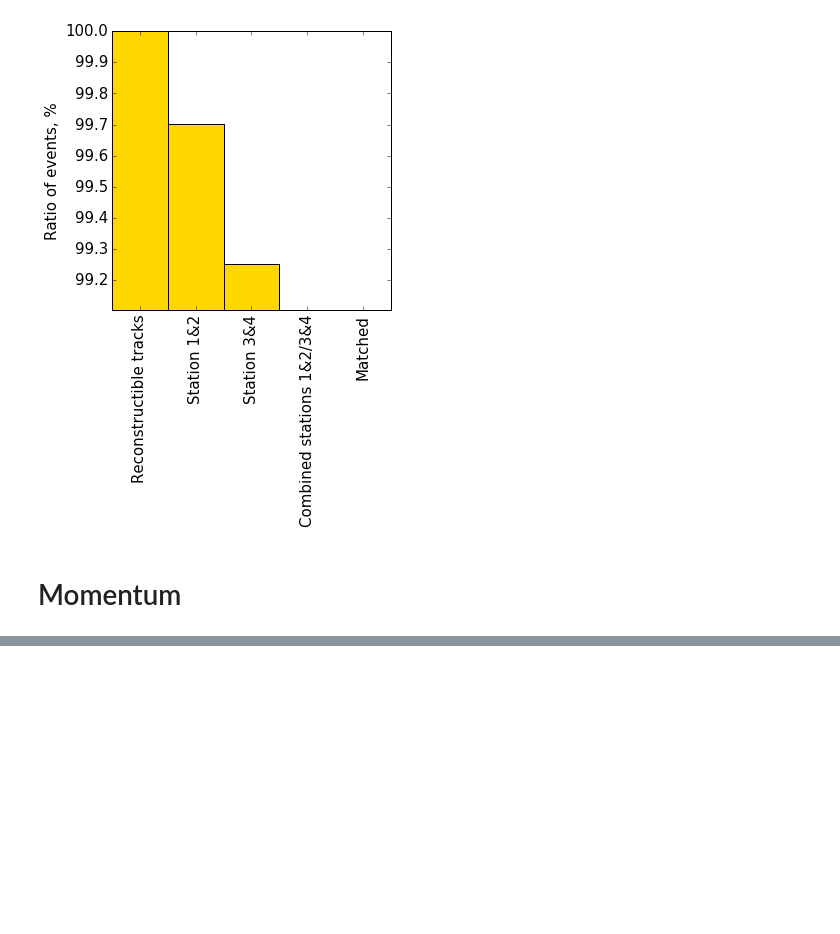
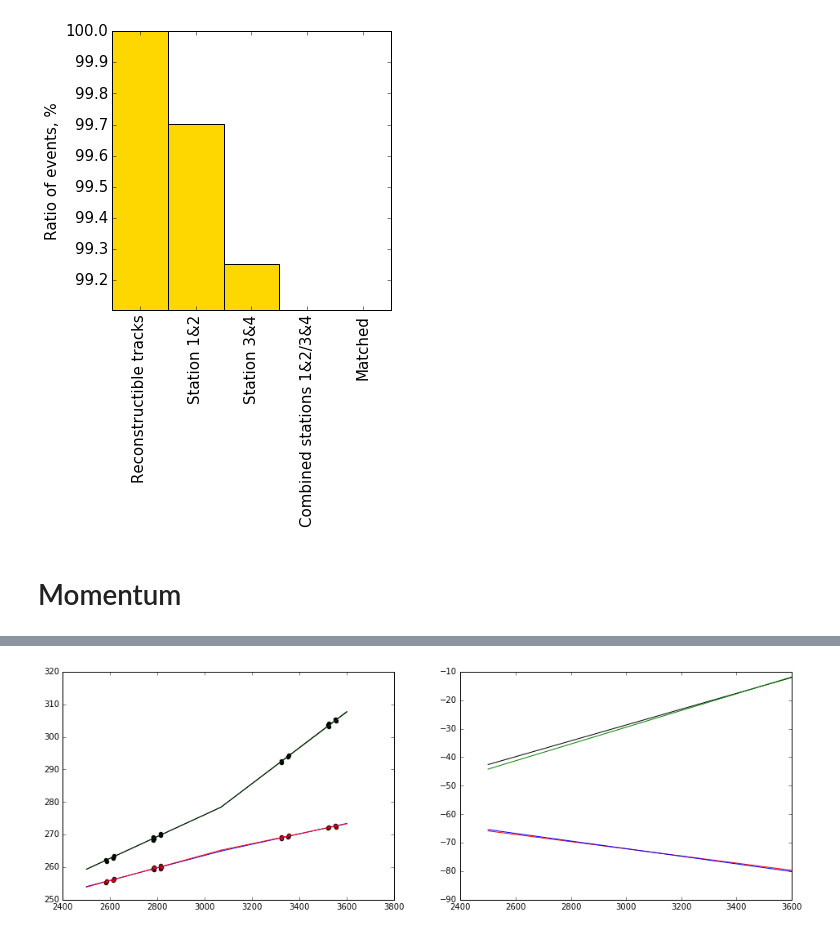
Before and after one commit to hushchyn-mikhail/ship_tracking_summer2016, a Jupyter notebook: notebooks/QualityRetina2.0.ipynb, the cells around one changed output, grey strips where cells are left out. Cells and saved outputs as stored; diff of their text form; code cells hidden in the pictures; blank space fills up the shorter version.

```diff
--- a/notebooks/QualityRetina2.0.ipynb
+++ b/notebooks/QualityRetina2.0.ipynb
@@ -299,0 +378,4 @@ np.min(p_err[~np.isnan(p_err)])
+# %%
+demonstration(data, 1116)
+# %% [output]
+[figure, added]
```
Also changed, not shown: parts of 15 cells of this notebook.
